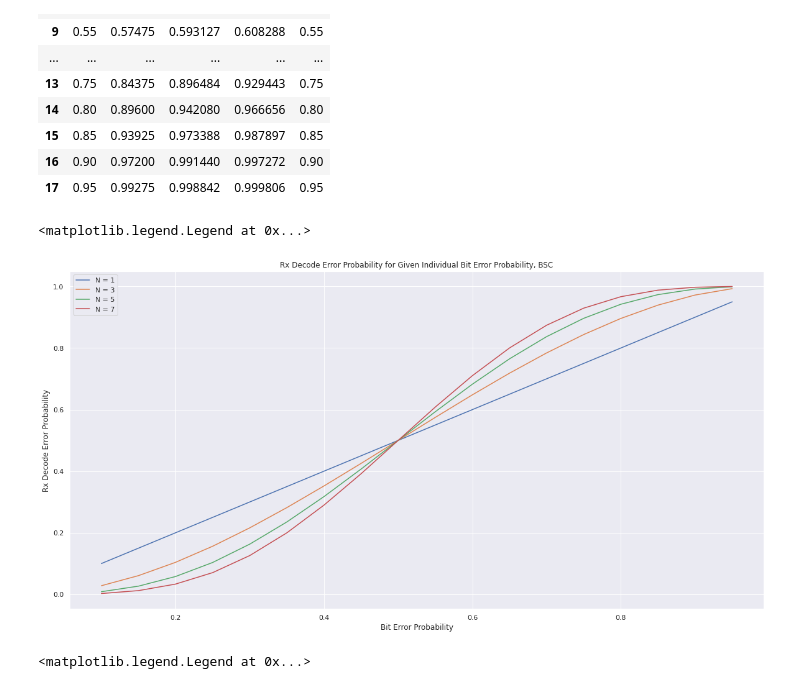
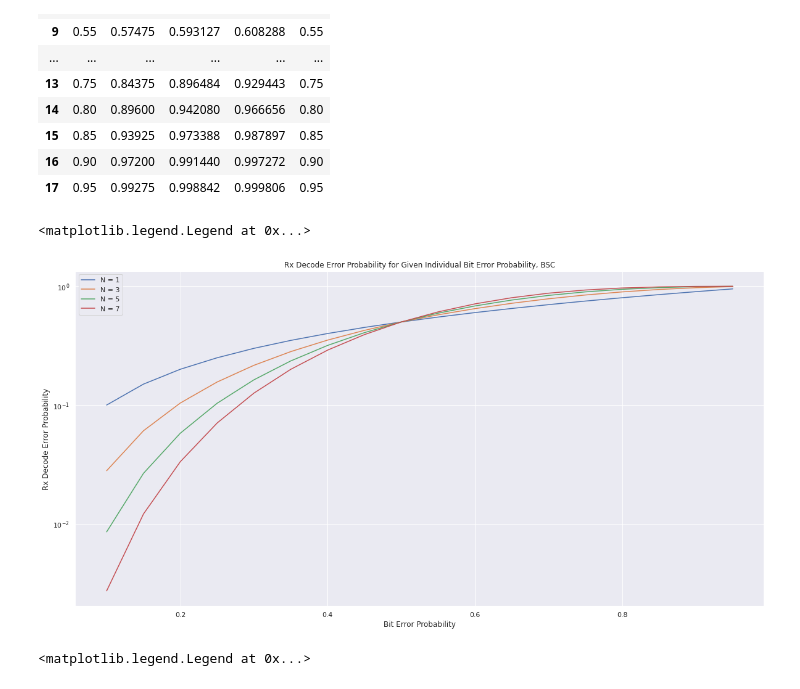
Before and after one commit to krauthammera/ee131a_finalproj, a Jupyter notebook: Problem2.ipynb, the cells around one changed output. Saved outputs shown, nothing was run; the diff lists cells and outputs as text; code cells hidden in the pictures.

```diff
--- a/Problem2.ipynb
+++ b/Problem2.ipynb
@@ -227,17 +219,17 @@ theoretical_df
 # %%
 plt.figure()
 
 for N in N_vals:
     sns.lineplot(data=theoretical_df, x="P", y=str(N), label="N = {}".format(N))
 
 plt.xlabel("Bit Error Probability")
 plt.ylabel("Rx Decode Error Probability")
 plt.title("Rx Decode Error Probability for Given Individual Bit Error Probability, BSC")
-#plt.yscale('log')
+plt.yscale('log')
 plt.legend()
 # %% [output]
 <matplotlib.legend.Legend at 0x...>
-[figure, old version]
+[figure, new version]
 # %%
 plt.figure()
 
```
Also changed, not shown: parts of 1 cell of this notebook, 8 other files.
